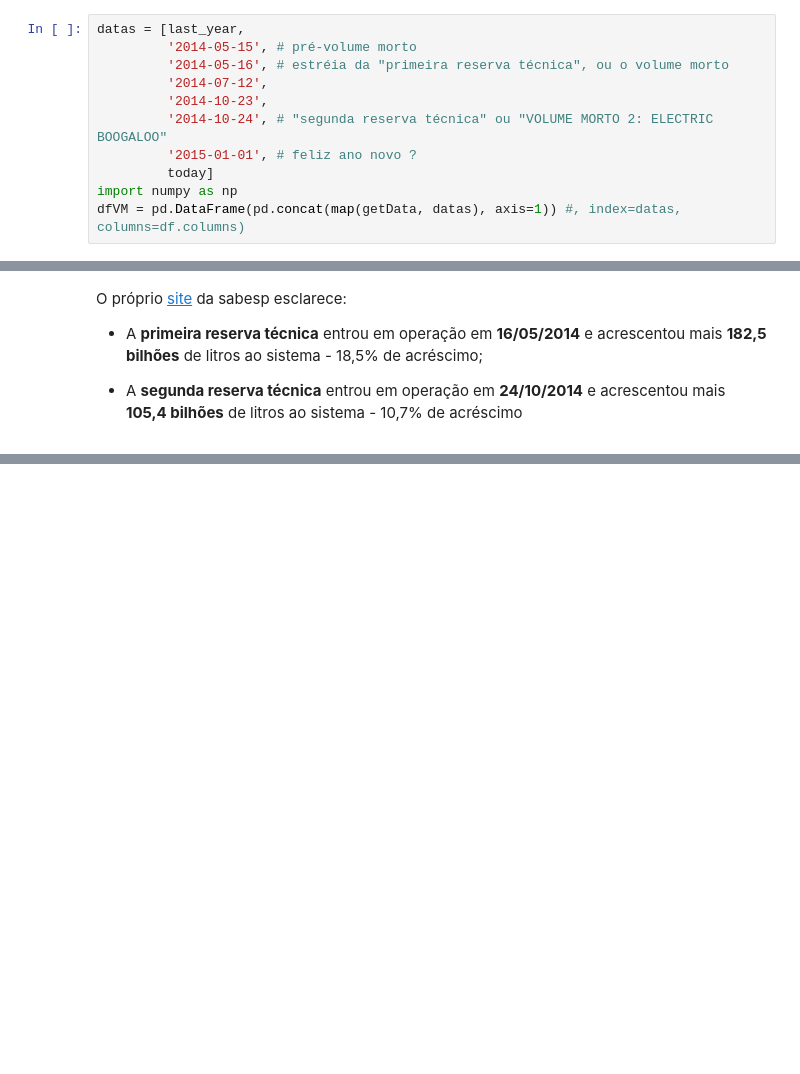
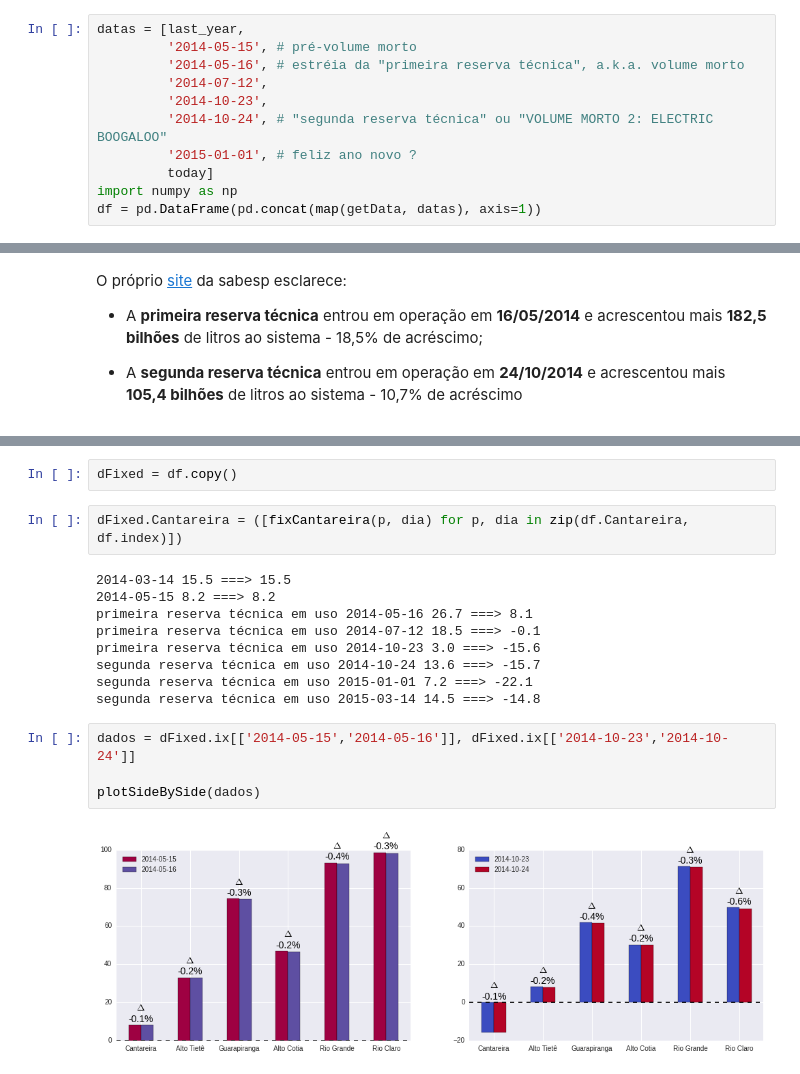
Before and after one commit to bruno-fs/sabesPy, a Jupyter notebook: cantareira.ipynb, the cells around one changed output, grey strips where cells are left out. Cells and saved outputs as stored; diff of their text form; blank space fills up the shorter version.

```diff
--- a/cantareira.ipynb
+++ b/cantareira.ipynb
@@ -156,11 +134,11 @@ Vejam:
 # %%
 datas = [last_year,
          '2014-05-15', # pré-volume morto
-         '2014-05-16', # estréia da "primeira reserva técnica", ou o volume morto
+         '2014-05-16', # estréia da "primeira reserva técnica", a.k.a. volume morto
          '2014-07-12',
          '2014-10-23',
          '2014-10-24', # "segunda reserva técnica" ou "VOLUME MORTO 2: ELECTRIC BOOGALOO"
          '2015-01-01', # feliz ano novo ?
          today]
 import numpy as np
-dfVM = pd.DataFrame(pd.concat(map(getData, datas), axis=1)) #, index=datas, columns=df.columns)
+df = pd.DataFrame(pd.concat(map(getData, datas), axis=1))
@@ -216,0 +248,19 @@ O percentual que a sabesp divulga é em relação ao volume útil na data da con
+# %%
+dFixed = df.copy()
+# %%
+dFixed.Cantareira = ([fixCantareira(p, dia) for p, dia in zip(df.Cantareira, df.index)])
+# %% [output]
+2014-03-14 15.5 ===> 15.5
+2014-05-15 8.2 ===> 8.2
+primeira reserva técnica em uso 2014-05-16 26.7 ===> 8.1
+primeira reserva técnica em uso 2014-07-12 18.5 ===> -0.1
+primeira reserva técnica em uso 2014-10-23 3.0 ===> -15.6
+segunda reserva técnica em uso 2014-10-24 13.6 ===> -15.7
+segunda reserva técnica em uso 2015-01-01 7.2 ===> -22.1
+segunda reserva técnica em uso 2015-03-14 14.5 ===> -14.8
+# %%
+dados = dFixed.ix[['2014-05-15','2014-05-16']], dFixed.ix[['2014-10-23','2014-10-24']]
+
+plotSideBySide(dados)
+# %% [output]
+[figure, added]
```
Also changed, not shown: parts of 28 cells of this notebook.
